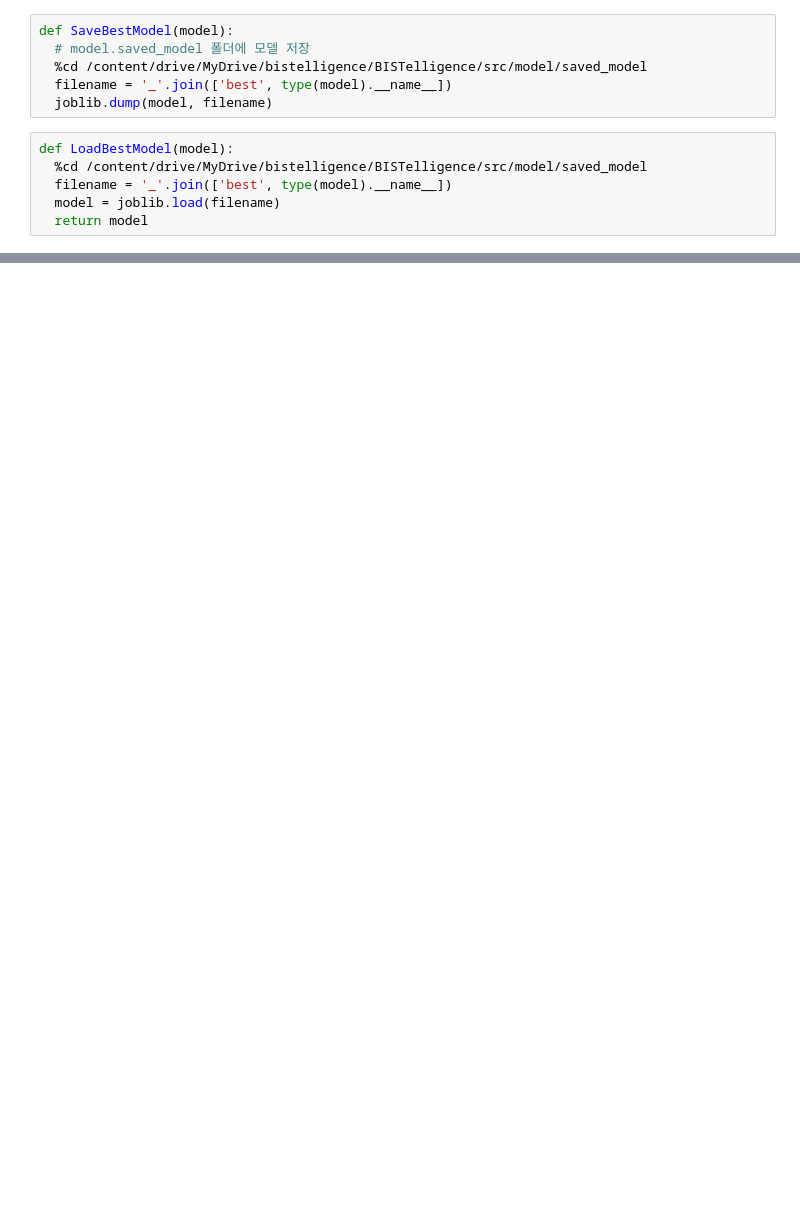
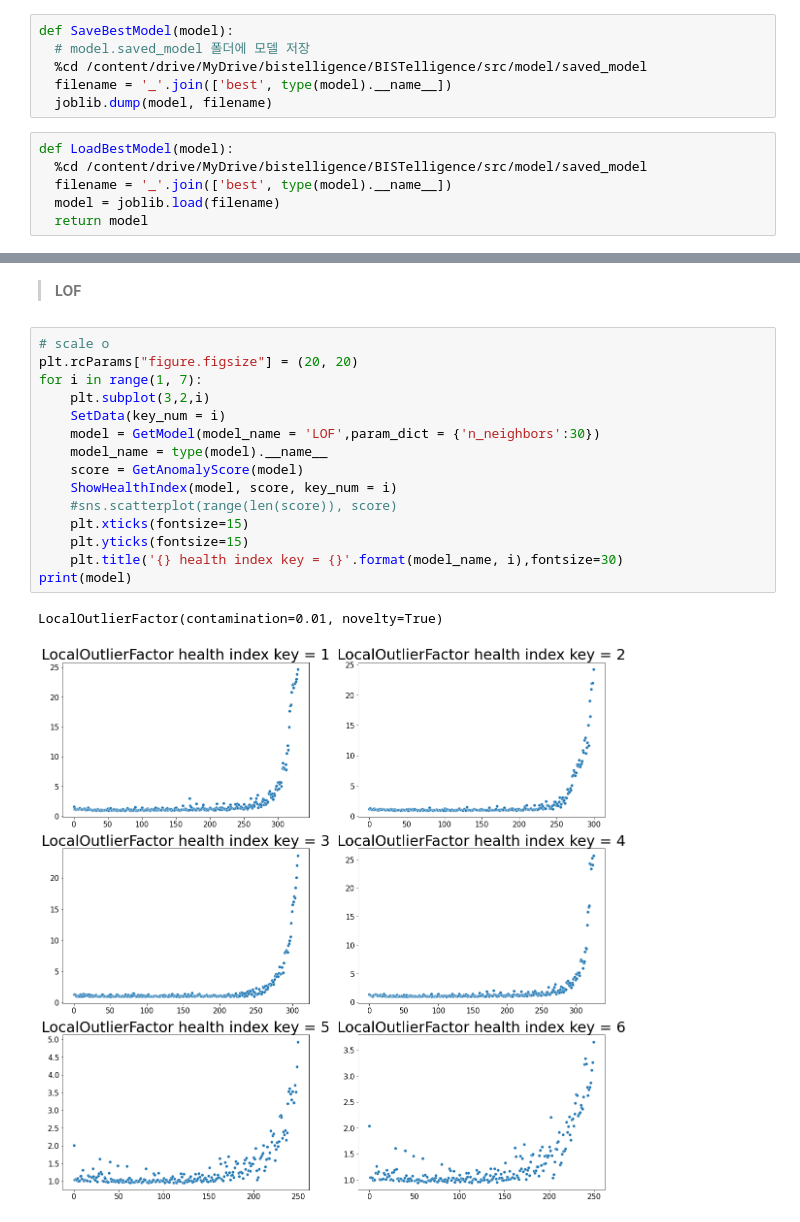
Before and after one commit to ChocoPytoch/BISTelligence, a Jupyter notebook: src/evaluate.ipynb, the cells around one changed output, grey strips where cells are left out. Cells and saved outputs as stored; diff of their text form; blank space fills up the shorter version.

```diff
--- a/src/evaluate.ipynb
+++ b/src/evaluate.ipynb
@@ -133,0 +212,20 @@ def LoadBestModel(model):
+# %% [markdown]
+> **LOF**
+# %%
+# scale o
+plt.rcParams["figure.figsize"] = (20, 20)
+for i in range(1, 7):
+    plt.subplot(3,2,i)
+    SetData(key_num = i)
+    model = GetModel(model_name = 'LOF',param_dict = {'n_neighbors':30})
+    model_name = type(model).__name__
+    score = GetAnomalyScore(model)
+    ShowHealthIndex(model, score, key_num = i)
+    #sns.scatterplot(range(len(score)), score)
+    plt.xticks(fontsize=15)
+    plt.yticks(fontsize=15)
+    plt.title('{} health index key = {}'.format(model_name, i),fontsize=30)
+print(model)
+# %% [output]
+LocalOutlierFactor(contamination=0.01, novelty=True)
+[figure, added]
```
Also changed, not shown: parts of 25 cells of this notebook, 2 other files.
